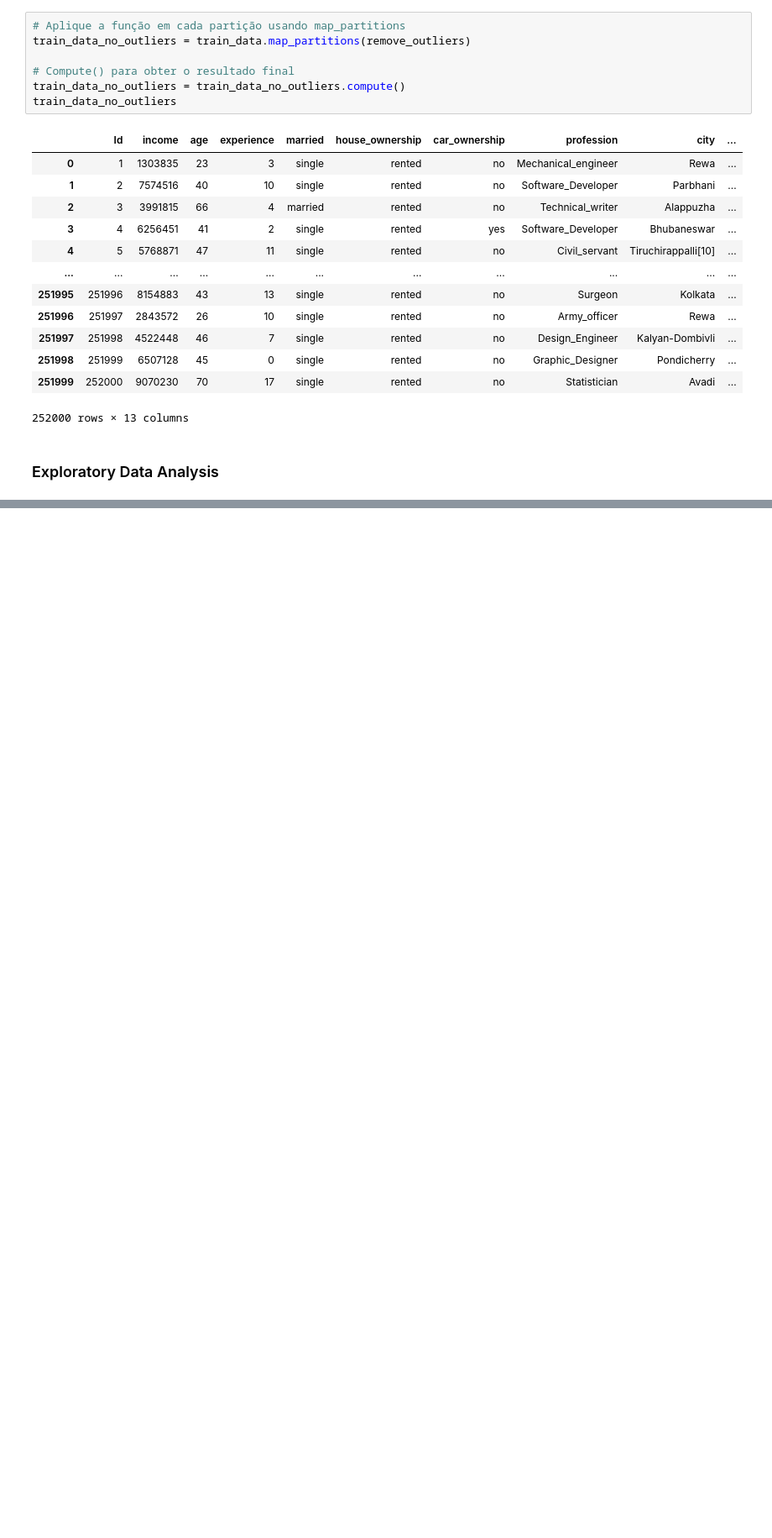
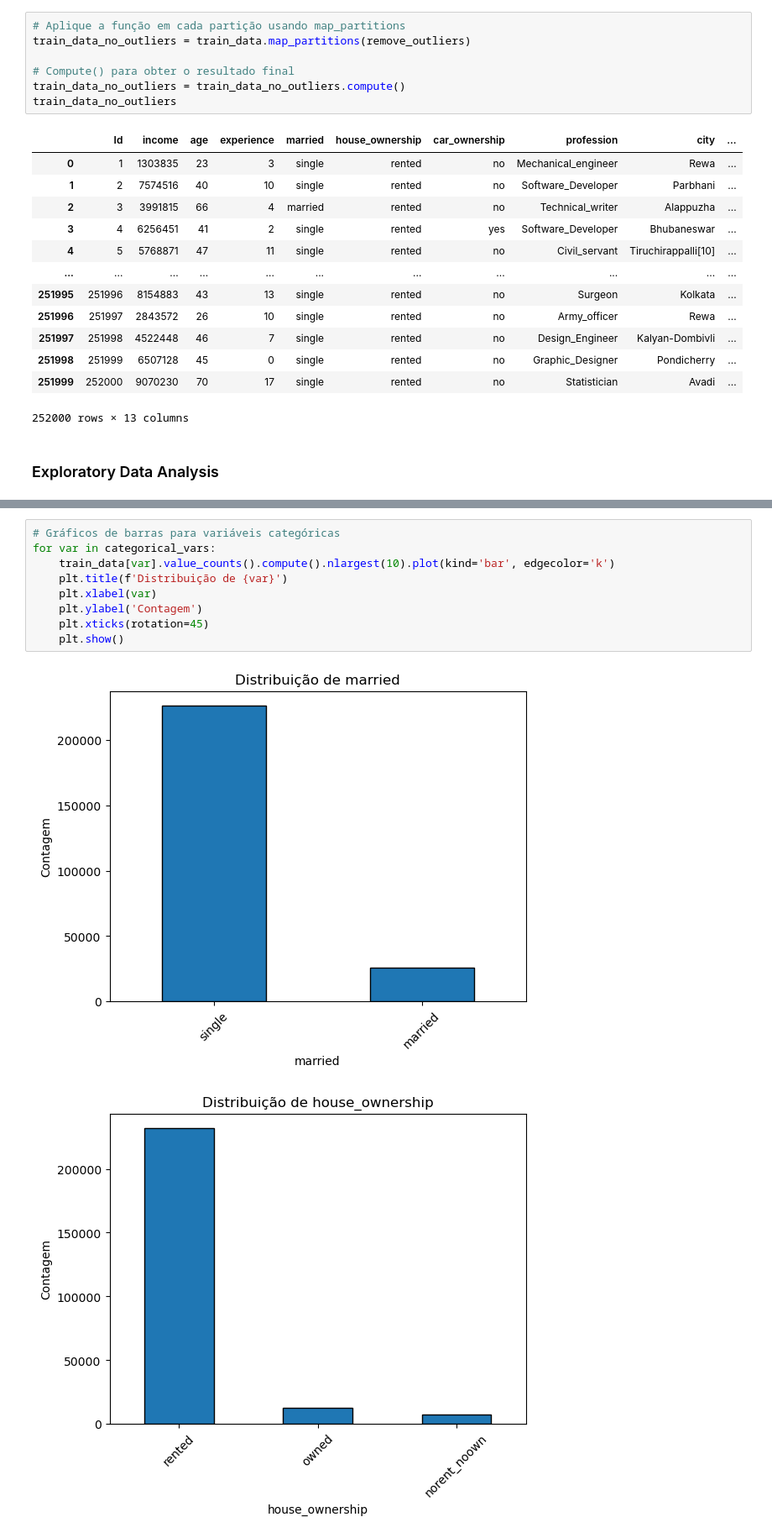
Before and after one commit to gabri190/big-Data-Credit-risk, a Jupyter notebook: project.ipynb, the cells around one changed output, grey strips where cells are left out. Shown at 84% size. Drawn from its saved outputs; the diff is of its cells as text; blank space fills up the shorter version.

```diff
--- a/project.ipynb
+++ b/project.ipynb
@@ -168,0 +242,12 @@ train_data_no_outliers
+# %%
+# Gráficos de barras para variáveis categóricas
+for var in categorical_vars:
+    train_data[var].value_counts().compute().nlargest(10).plot(kind='bar', edgecolor='k')
+    plt.title(f'Distribuição de {var}')
+    plt.xlabel(var)
+    plt.ylabel('Contagem')
+    plt.xticks(rotation=45)
+    plt.show()
+# %% [output]
+[figure, added]
+[figure, added]
```
Also changed, not shown: parts of 25 cells of this notebook.
